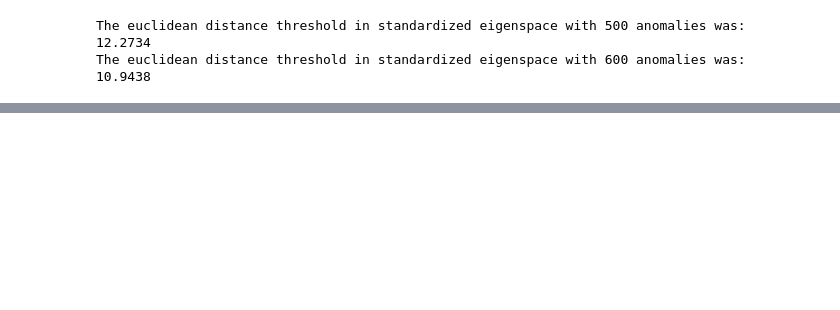
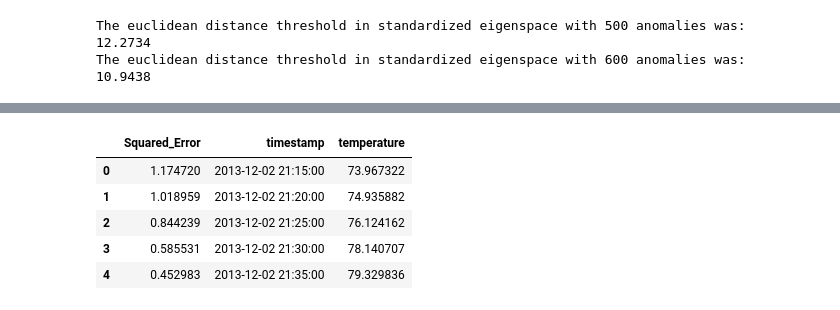
Before and after one commit to EthanJTucker/Unsupervised_Anomaly_Detection_Project, a Jupyter notebook: Anomaly_Detection_Project/Unsupervised_Anomaly_Detection.ipynb, the cells around one changed output, grey strips where cells are left out. Saved outputs shown, nothing was run; the diff lists cells and outputs as text; code cells hidden in the pictures; blank space fills up the shorter version.

```diff
--- a/Anomaly_Detection_Project/Unsupervised_Anomaly_Detection.ipynb
+++ b/Anomaly_Detection_Project/Unsupervised_Anomaly_Detection.ipynb
@@ -420,0 +613,15 @@ The euclidean distance threshold in standardized eigenspace with 600 anomalies w
+# %%
+# Note: We are double dipping our dataset, which is a bad practice. A better method would be to have
+# more training data with no anomalies on which to train the nueral network. In lieu of that, we should
+## be cautious when interpreting results.
+data = np.asarray(scaled_data).reshape(scaled_data.shape[0], 1, scaled_data.shape[1])
+yhat = model.predict(data)[:, 0, 0]
+y = data[:, 0, 0]
+
+squared_error = list((y - yhat)**2)
+df= pd.DataFrame()
+df["Squared_Error"] = squared_error
+df["timestamp"] = temp_df["timestamp"]
+df["temperature"] = temp_df["temperature"]
+df.head()
+# %% [output]
@@ -420,0 +629,6 @@ The euclidean distance threshold in standardized eigenspace with 600 anomalies w
+|  | Squared_Error | timestamp | temperature |
+| 0 | 1.174720 | 2013-12-02 21:15:00 | 73.967322 |
+| 1 | 1.018959 | 2013-12-02 21:20:00 | 74.935882 |
+| 2 | 0.844239 | 2013-12-02 21:25:00 | 76.124162 |
+| 3 | 0.585531 | 2013-12-02 21:30:00 | 78.140707 |
+| 4 | 0.452983 | 2013-12-02 21:35:00 | 79.329836 |
```
Also changed, not shown: parts of 19 cells of this notebook, 2 other files.
